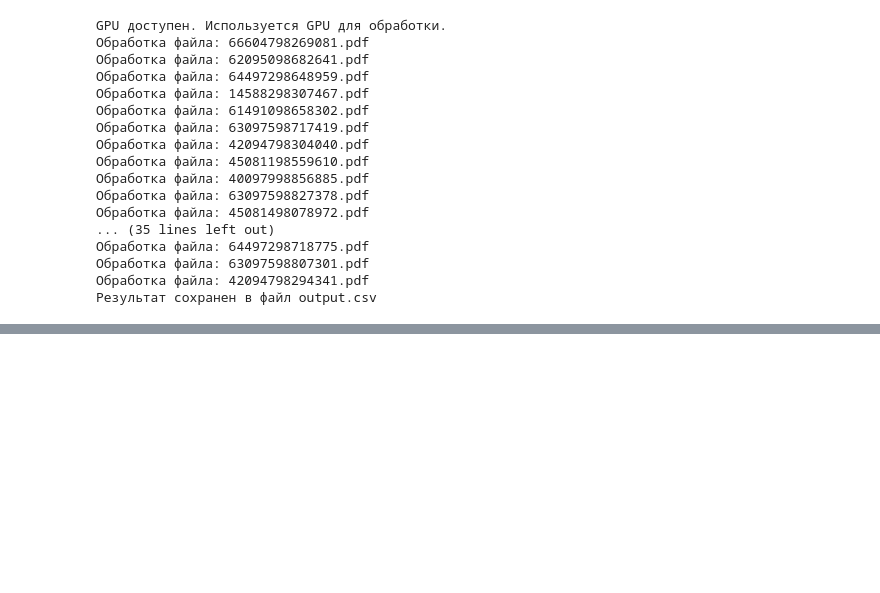
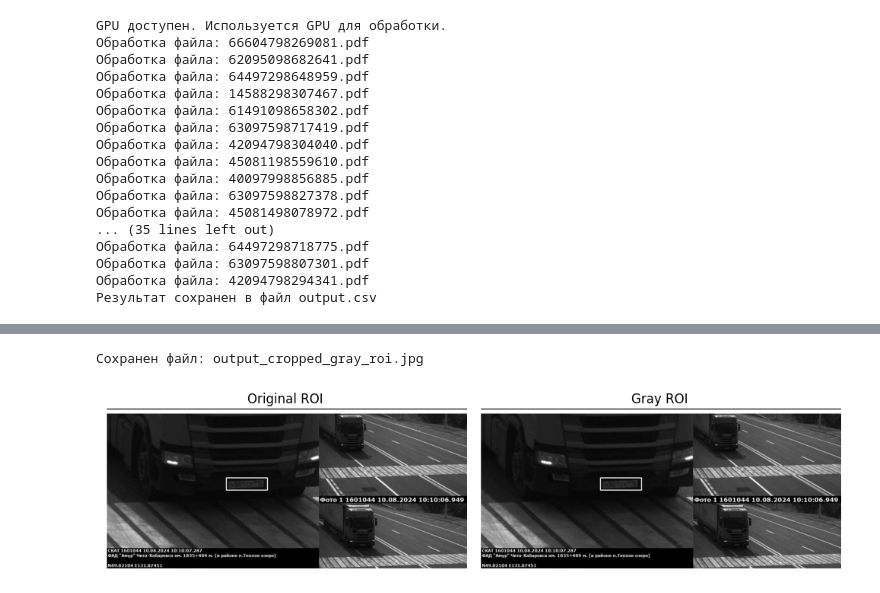
Before and after one commit to Konstantin-39/Final_Project, a Jupyter notebook: easyOCR.ipynb, the cells around one changed output, grey strips where cells are left out. Cells and saved outputs as stored; diff of their text form; code cells hidden in the pictures; blank space fills up the shorter version.

```diff
--- a/easyOCR.ipynb
+++ b/easyOCR.ipynb
@@ -373,0 +402,53 @@ GPU доступен. Используется GPU для обработки.
+# %%
+import pypdfium2 as pdfium
+import cv2
+import numpy as np
+import matplotlib.pyplot as plt
+
+# 1. Преобразование документа из PDF в JPEG (только второй документ)
+pdf = pdfium.PdfDocument("primer3.pdf")
+
+# Определите страницы второго документа (в примере это 2-я страница)
+start_page = 1  # Индекс второй страницы
+end_page = len(pdf)  # Обработать до конца, измените при необходимости
+
+for i in range(start_page, end_page):
+    page = pdf[i]
+    image = page.render(scale=4).to_pil()
+    image.save(f"output_{i:03d}.jpg")
+
+# 2. Преобразование файла JPEG
+# Загрузка изображения второго документа (пример для первой страницы второго документа)
+img = cv2.imread("output_001.jpg")  # "output_001.jpg" — первая страница второго документа
+
+# Выбор области интереса (ROI)
+roi = img[800:1700, 150:2200]  # Указаны примерные координаты ROI
+
+# Преобразование ROI в градации серого
+gray_roi = cv2.cvtColor(roi, cv2.COLOR_BGR2GRAY)
+
+# Сохранение ROI
+output_path = "output_cropped_gray_roi.jpg"
+cv2.imwrite(output_path, gray_roi)
+print(f"Сохранен файл: {output_path}")
+
+# Отображение ROI с помощью Matplotlib
+plt.figure(figsize=(10, 5))
+
+# Исходное изображение
+plt.subplot(1, 2, 1)
+plt.title("Original ROI")
+plt.imshow(cv2.cvtColor(roi, cv2.COLOR_BGR2RGB))
+plt.axis("off")
+
+# Градации серого
+plt.subplot(1, 2, 2)
+plt.title("Gray ROI")
+plt.imshow(gray_roi, cmap="gray")
+plt.axis("off")
+
+plt.tight_layout()
+plt.show()
+# %% [output]
+Сохранен файл: output_cropped_gray_roi.jpg
+[figure, added]
```
Also changed, not shown: parts of 21 cells of this notebook, 1 other file.
